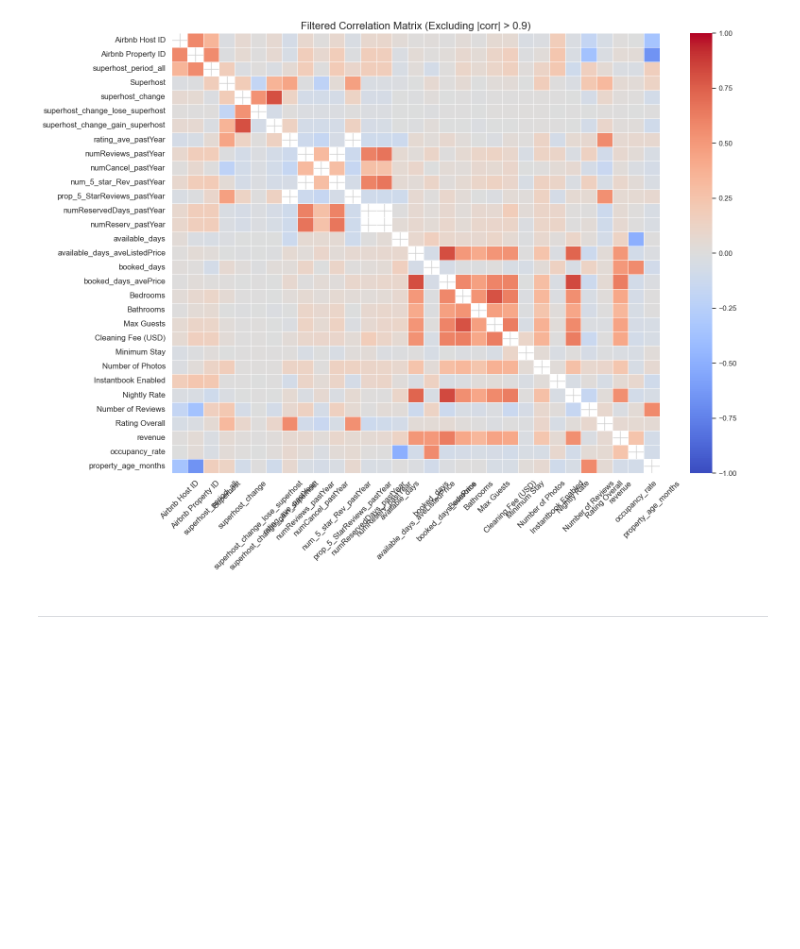
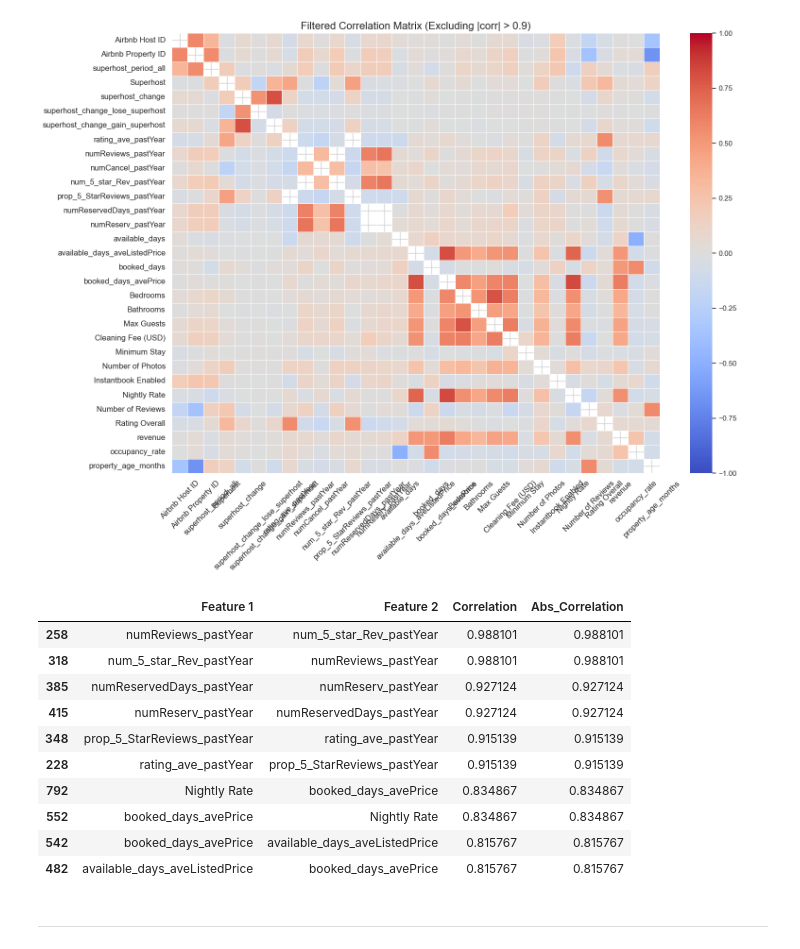
Before and after one commit to Vishnuanand77/airbnb-superhost-prediction, a Jupyter notebook: EDA.ipynb, the cells around one changed output. Cells and saved outputs as stored; diff of their text form; code cells hidden in the pictures; blank space fills up the shorter version.

```diff
--- a/EDA.ipynb
+++ b/EDA.ipynb
@@ -427,6 +427,32 @@ numReservedDays_pastYear     numReserv_pastYear             0.927124
 numReserv_pastYear           numReservedDays_pastYear       0.927124
 dtype: float64
 [figure]
+# %%
+# Extract correlations and reset index
+correlations = correlation_matrix.stack().reset_index()
+correlations.columns = ['Feature 1', 'Feature 2', 'Correlation']
+
+# Filter to remove self-correlations and duplicates
+correlations = correlations[correlations['Feature 1'] != correlations['Feature 2']]
+correlations['Abs_Correlation'] = correlations['Correlation'].abs()
+
+# Sort by absolute correlation and select top 10
+top_10_correlations = correlations.sort_values(by='Abs_Correlation', ascending=False).head(10)
+
+# Display the top 10 correlations
+top_10_correlations
+# %% [output]
+|  | Feature 1 | Feature 2 | Correlation | Abs_Correlation |
+| 258 | numReviews_pastYear | num_5_star_Rev_pastYear | 0.988101 | 0.988101 |
+| 318 | num_5_star_Rev_pastYear | numReviews_pastYear | 0.988101 | 0.988101 |
+| 385 | numReservedDays_pastYear | numReserv_pastYear | 0.927124 | 0.927124 |
+| 415 | numReserv_pastYear | numReservedDays_pastYear | 0.927124 | 0.927124 |
+| 348 | prop_5_StarReviews_pastYear | rating_ave_pastYear | 0.915139 | 0.915139 |
+| 228 | rating_ave_pastYear | prop_5_StarReviews_pastYear | 0.915139 | 0.915139 |
+| 792 | Nightly Rate | booked_days_avePrice | 0.834867 | 0.834867 |
+| 552 | booked_days_avePrice | Nightly Rate | 0.834867 | 0.834867 |
+| 542 | booked_days_avePrice | available_days_aveListedPrice | 0.815767 | 0.815767 |
+| 482 | available_days_aveListedPrice | booked_days_avePrice | 0.815767 | 0.815767 |
 # %% [markdown]
 ---
 # %% [markdown]
```
Also changed, not shown: parts of 3 cells of this notebook, 8 other files.
